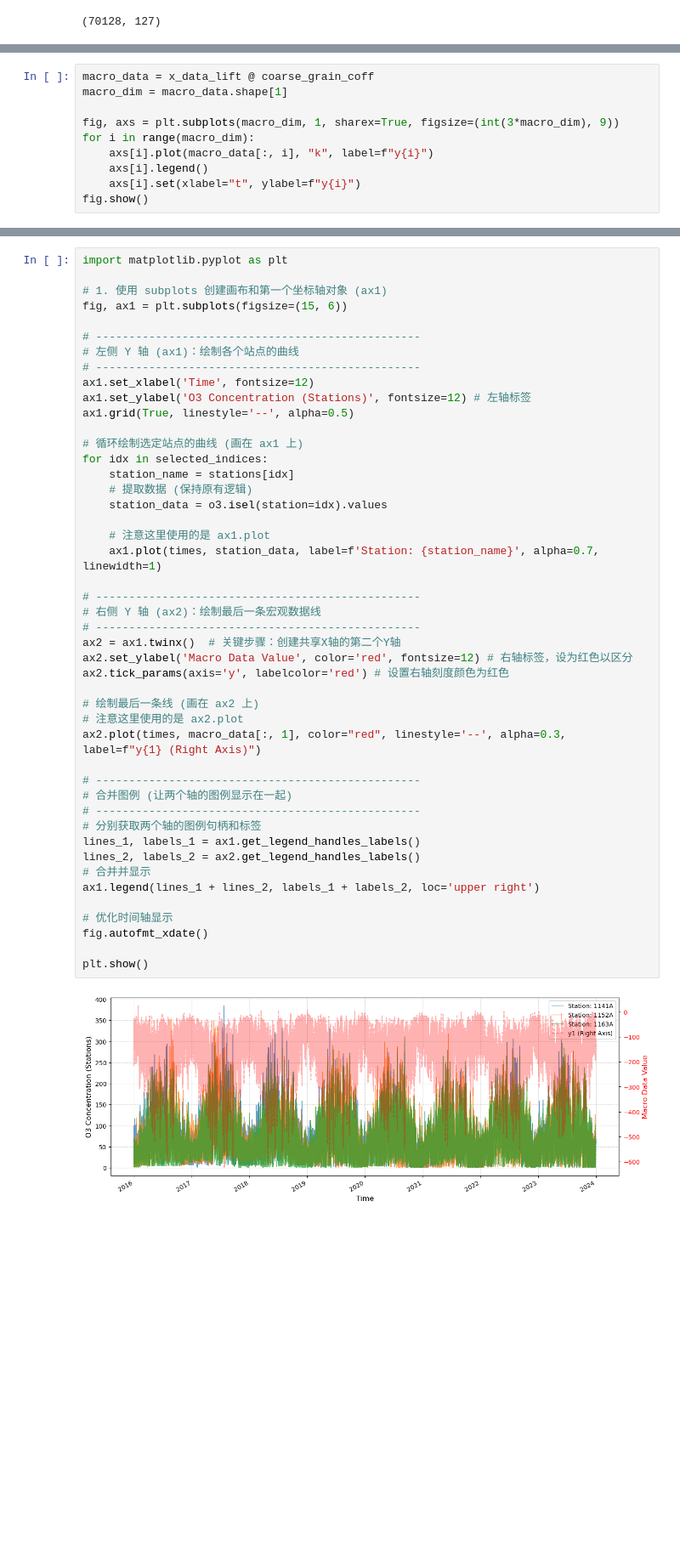
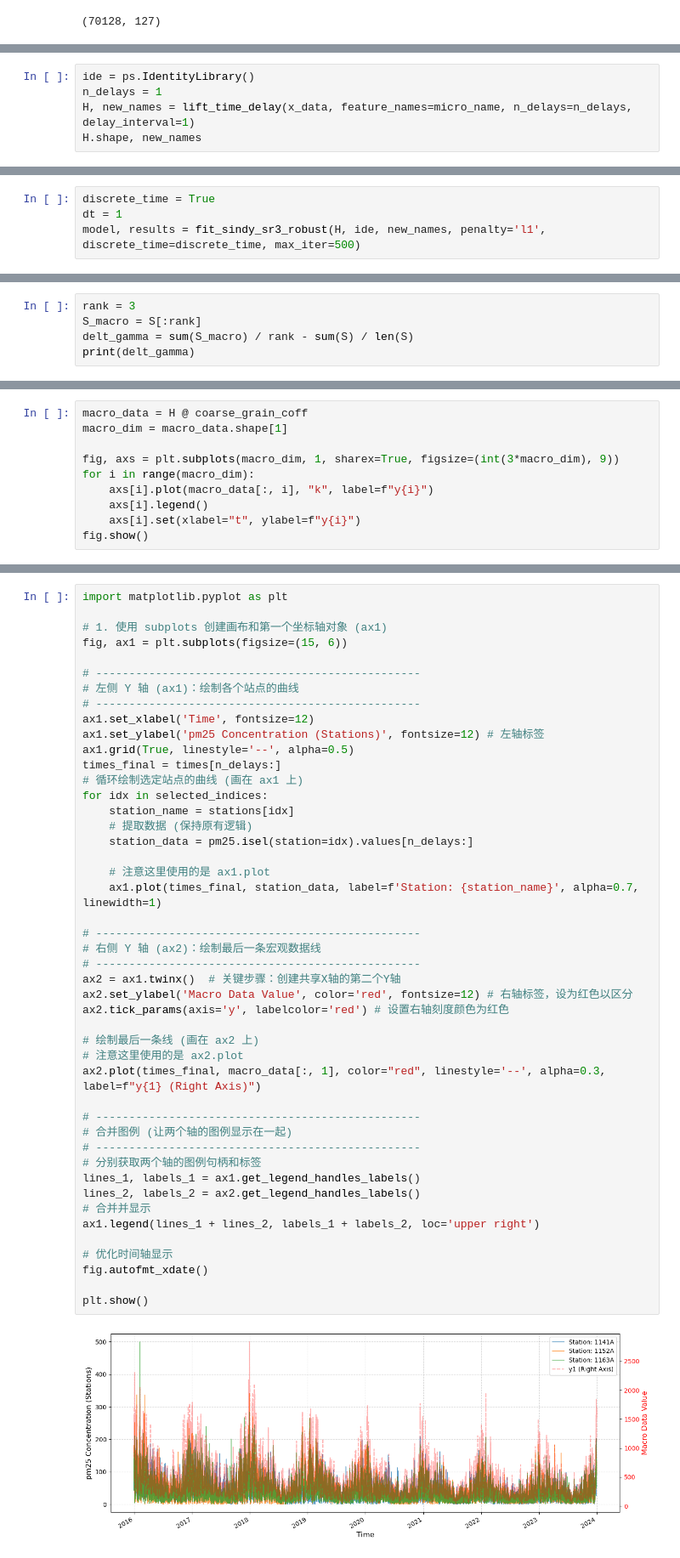
Before and after one commit to Matthew-ymz/koopCE, a Jupyter notebook: notebooks/air_data.ipynb, the cells around one changed output, grey strips where cells are left out. Shown at 85% size. Drawn from its saved outputs; the diff is of its cells as text; blank space fills up the shorter version.

```diff
--- a/notebooks/air_data.ipynb
+++ b/notebooks/air_data.ipynb
@@ -199,0 +134,5 @@ model.print()
+# %%
+ide = ps.IdentityLibrary()
+n_delays = 1
+H, new_names = lift_time_delay(x_data, feature_names=micro_name, n_delays=n_delays, delay_interval=1)
+H.shape, new_names
@@ -199,0 +157,4 @@ model.print()
+# %%
+discrete_time = True
+dt = 1
+model, results = fit_sindy_sr3_robust(H, ide, new_names, penalty='l1', discrete_time=discrete_time, max_iter=500)
@@ -279,0 +250,5 @@ print(compute_entropy(diff))
+# %%
+rank = 3
+S_macro = S[:rank]
+delt_gamma = sum(S_macro) / rank - sum(S) / len(S)
+print(delt_gamma)
@@ -384,5 +324,5 @@ y1 = -0.1518 * x0 + 0.0059 * x1 - 0.0241 * x2 - 0.1382 * x3 + 0.0418 * x4 - 0.00
 # %%
-macro_data = x_data_lift @ coarse_grain_coff
+macro_data = H @ coarse_grain_coff
 macro_dim = macro_data.shape[1]
 
 fig, axs = plt.subplots(macro_dim, 1, sharex=True, figsize=(int(3*macro_dim), 9))
@@ -403,41 +344,41 @@ fig, ax1 = plt.subplots(figsize=(15, 6))
 # 左侧 Y 轴 (ax1)：绘制各个站点的曲线
 # -------------------------------------------------
 ax1.set_xlabel('Time', fontsize=12)
-ax1.set_ylabel('O3 Concentration (Stations)', fontsize=12) # 左轴标签
+ax1.set_ylabel('pm25 Concentration (Stations)', fontsize=12) # 左轴标签
 ax1.grid(True, linestyle='--', alpha=0.5)
-
+times_final = times[n_delays:]
 # 循环绘制选定站点的曲线 (画在 ax1 上)
 for idx in selected_indices:
     station_name = stations[idx]
     # 提取数据 (保持原有逻辑)
-    station_data = o3.isel(station=idx).values
+    station_data = pm25.isel(station=idx).values[n_delays:]
 
     # 注意这里使用的是 ax1.plot
-    ax1.plot(times, station_data, label=f'Station: {station_name}', alpha=0.7, linewidth=1)
+    ax1.plot(times_final, station_data, label=f'Station: {station_name}', alpha=0.7, linewidth=1)
 
 # -------------------------------------------------
 # 右侧 Y 轴 (ax2)：绘制最后一条宏观数据线
 # -------------------------------------------------
 ax2 = ax1.twinx()  # 关键步骤：创建共享X轴的第二个Y轴
 ax2.set_ylabel('Macro Data Value', color='red', fontsize=12) # 右轴标签，设为红色以区分
 ax2.tick_params(axis='y', labelcolor='red') # 设置右轴刻度颜色为红色
 
 # 绘制最后一条线 (画在 ax2 上)
 # 注意这里使用的是 ax2.plot
-ax2.plot(times, macro_data[:, 1], color="red", linestyle='--', alpha=0.3, label=f"y{1} (Right Axis)")
+ax2.plot(times_final, macro_data[:, 1], color="red", linestyle='--', alpha=0.3, label=f"y{1} (Right Axis)")
 
 # -------------------------------------------------
 # 合并图例 (让两个轴的图例显示在一起)
 # -------------------------------------------------
 # 分别获取两个轴的图例句柄和标签
 lines_1, labels_1 = ax1.get_legend_handles_labels()
 lines_2, labels_2 = ax2.get_legend_handles_labels()
 # 合并并显示
 ax1.legend(lines_1 + lines_2, labels_1 + labels_2, loc='upper right')
 
 # 优化时间轴显示
 fig.autofmt_xdate()
 
 plt.show()
 # %% [output]
-[figure, old version]
+[figure, new version]
```
Also changed, not shown: parts of 23 cells of this notebook, 1 other file.
